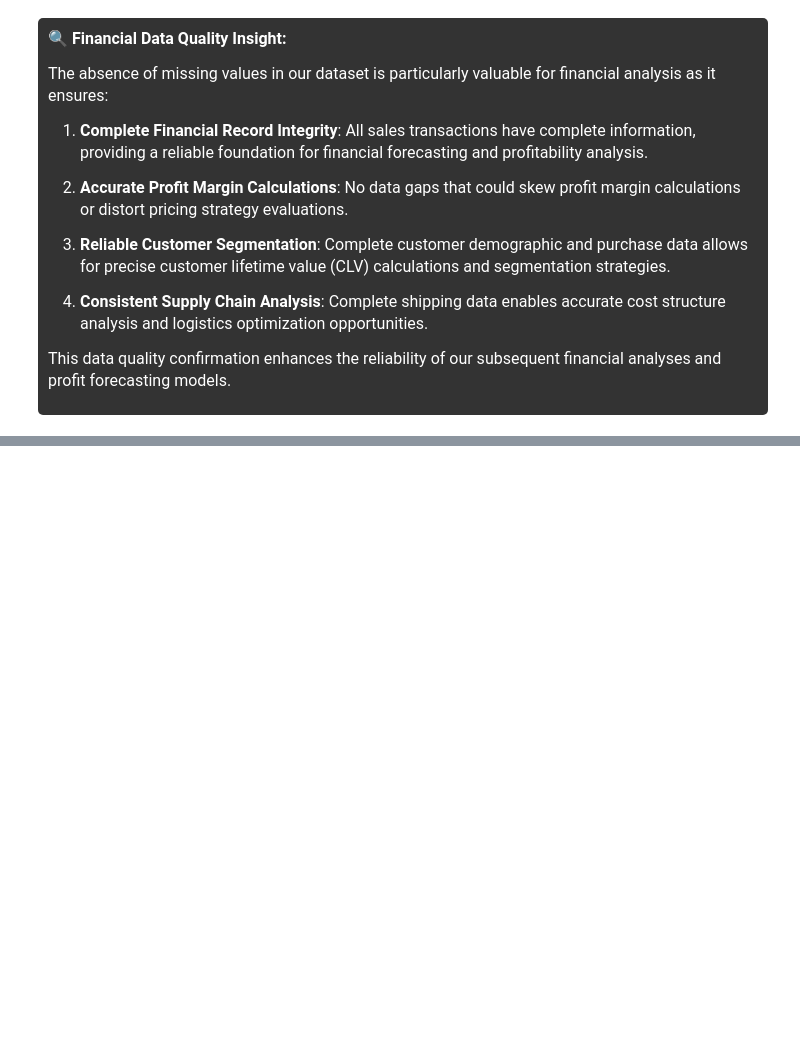
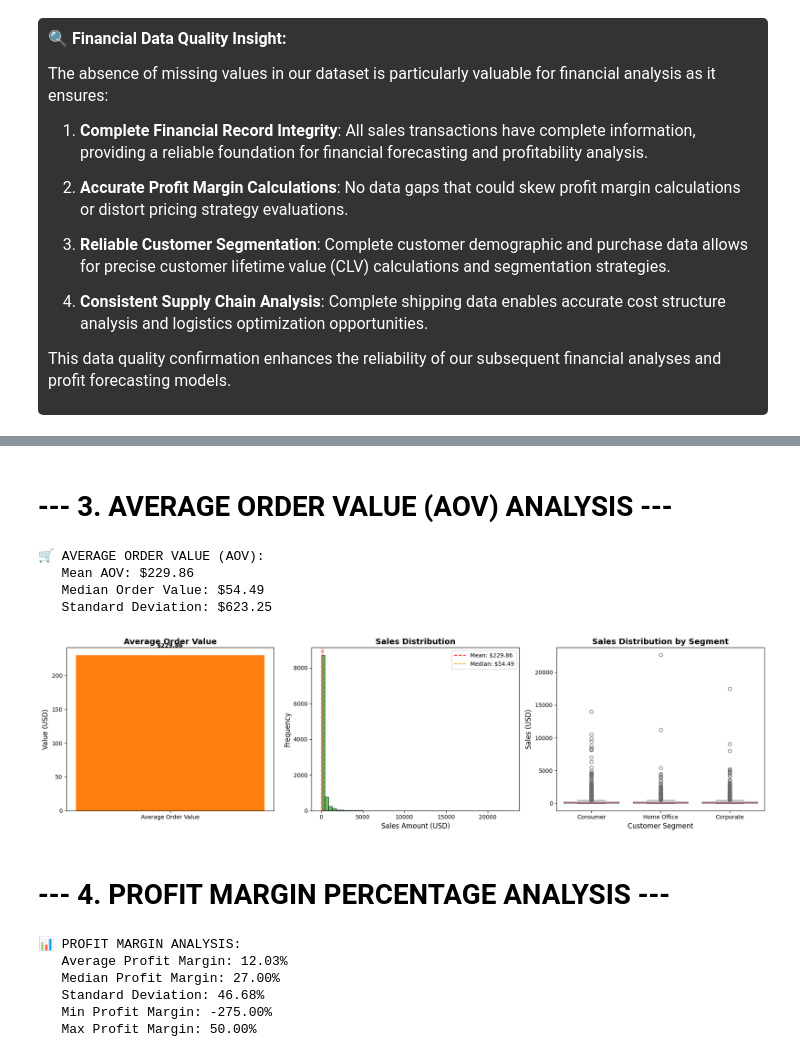
Before and after one commit to TeslimAdeyanju/5-Portfolio-SuperStore-Sales-Analysis-and-Prediction-A-Data-Science-Approach, a Jupyter notebook: sales-forecasting-with-logistic-regression.ipynb, the cells around one changed output, grey strips where cells are left out. Saved outputs shown, nothing was run; the diff lists cells and outputs as text; code cells hidden in the pictures; blank space fills up the shorter version.

```diff
--- a/sales-forecasting-with-logistic-regression.ipynb
+++ b/sales-forecasting-with-logistic-regression.ipynb
@@ -2160,0 +743,2 @@ By continuing to refine this financial analytics approach, SuperStore can establ
+# %%
+data = pd.read_csv('cleaned_superstore_data.csv')
@@ -2160,0 +774,3 @@ By continuing to refine this financial analytics approach, SuperStore can establ
+# %%
+# Setting the profit taget variable to categorical either profitable or not
+data['profit'] = np.where(data['profit'] > 0, 'yes', 'no')
@@ -2160,0 +1592,66 @@ By continuing to refine this financial analytics approach, SuperStore can establ
+# %% [markdown]
+# --- 3. AVERAGE ORDER VALUE (AOV) ANALYSIS ---
+# %%
+# --- 3. AVERAGE ORDER VALUE (AOV) ANALYSIS ---
+aov = data['sales'].mean()
+median_order_value = data['sales'].median()
+aov_std = data['sales'].std()
+
+print(f"\n🛒 AVERAGE ORDER VALUE (AOV):")
+print(f"   Mean AOV: ${aov:.2f}")
+print(f"   Median Order Value: ${median_order_value:.2f}")
+print(f"   Standard Deviation: ${aov_std:.2f}")
+
+# AOV Analysis Visualization
+fig, axes = plt.subplots(1, 3, figsize=(18, 5))
+
+# AOV Bar Chart
+axes[0].bar(['Average Order Value'], [aov], color='#ff7f0e', width=0.5)
+axes[0].set_title('Average Order Value', fontsize=14, fontweight='bold')
+axes[0].set_ylabel('Value (USD)', fontsize=12)
+axes[0].text(0, aov + 10, f'${aov:.2f}', ha='center', va='bottom', fontweight='bold')
+
+# Sales distribution histogram
+axes[1].hist(data['sales'], bins=50, alpha=0.7, color='#2ca02c', edgecolor='black')
+axes[1].axvline(aov, color='red', linestyle='--', label=f'Mean: ${aov:.2f}')
+axes[1].axvline(median_order_value, color='orange', linestyle='--',
+                label=f'Median: ${median_order_value:.2f}')
+axes[1].set_title('Sales Distribution', fontsize=14, fontweight='bold')
+axes[1].set_xlabel('Sales Amount (USD)', fontsize=12)
+axes[1].set_ylabel('Frequency', fontsize=12)
+axes[1].legend()
+
+# Box plot of sales by segment
+sns.boxplot(data=data, x='segment', y='sales', ax=axes[2])
+axes[2].set_title('Sales Distribution by Segment', fontsize=14, fontweight='bold')
+axes[2].set_xlabel('Customer Segment', fontsize=12)
+axes[2].set_ylabel('Sales (USD)', fontsize=12)
+plt.tight_layout()
+plt.show()
+# %% [output]
+🛒 AVERAGE ORDER VALUE (AOV):
+   Mean AOV: $229.86
+   Median Order Value: $54.49
+   Standard Deviation: $623.25
+[figure, added]
+# %% [markdown]
+# --- 4. PROFIT MARGIN PERCENTAGE ANALYSIS ---
+# %%
+# --- 4. PROFIT MARGIN PERCENTAGE ANALYSIS ---
+avg_profit_margin = data['profit_margin'].mean()
+median_profit_margin = data['profit_margin'].median()
+profit_margin_std = data['profit_margin'].std()
+
+print(f"\n📊 PROFIT MARGIN ANALYSIS:")
+print(f"   Average Profit Margin: {avg_profit_margin:.2%}")
+print(f"   Median Profit Margin: {median_profit_margin:.2%}")
+print(f"   Standard Deviation: {profit_margin_std:.2%}")
+print(f"   Min Profit Margin: {data['profit_margin'].min():.2%}")
+print(f"   Max Profit Margin: {data['profit_margin'].max():.2%}")
+# %% [output]
+📊 PROFIT MARGIN ANALYSIS:
+   Average Profit Margin: 12.03%
+   Median Profit Margin: 27.00%
+   Standard Deviation: 46.68%
+   Min Profit Margin: -275.00%
+   Max Profit Margin: 50.00%
```
Also changed, not shown: parts of 248 cells of this notebook, 2 other files.
